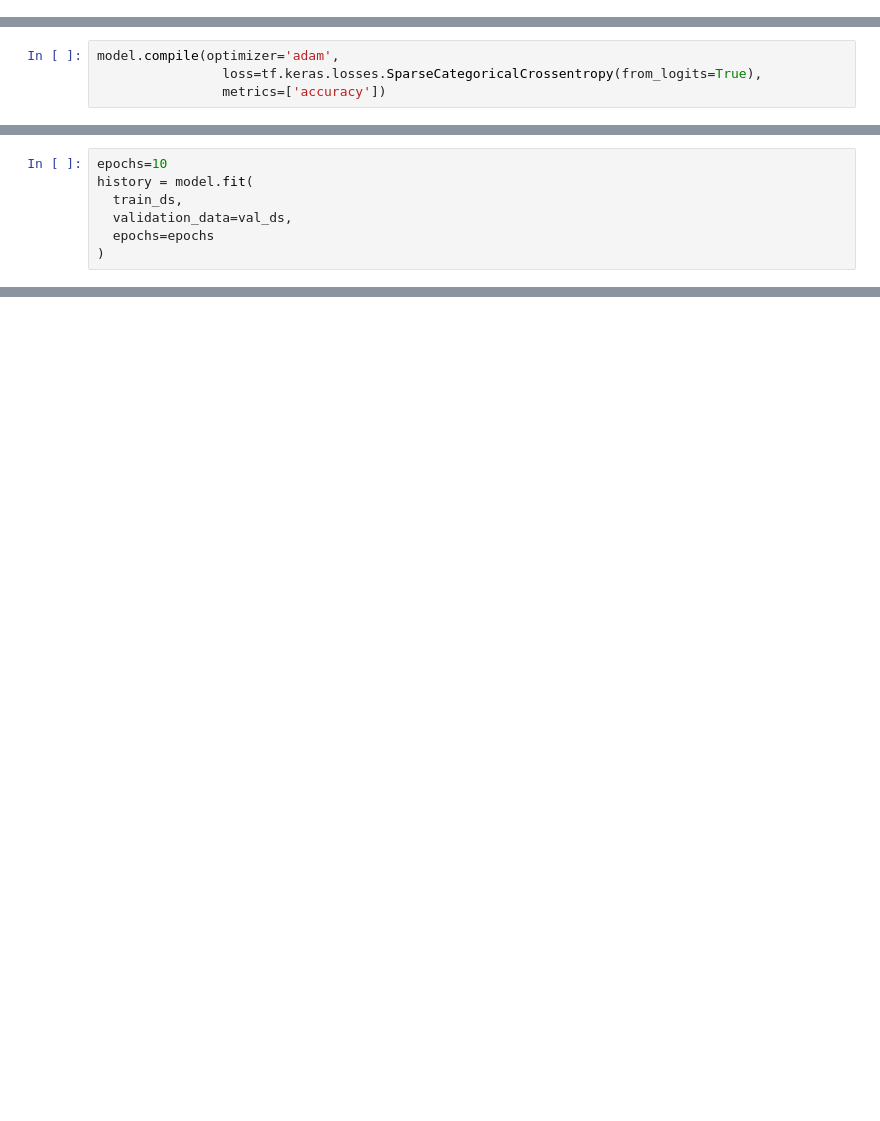
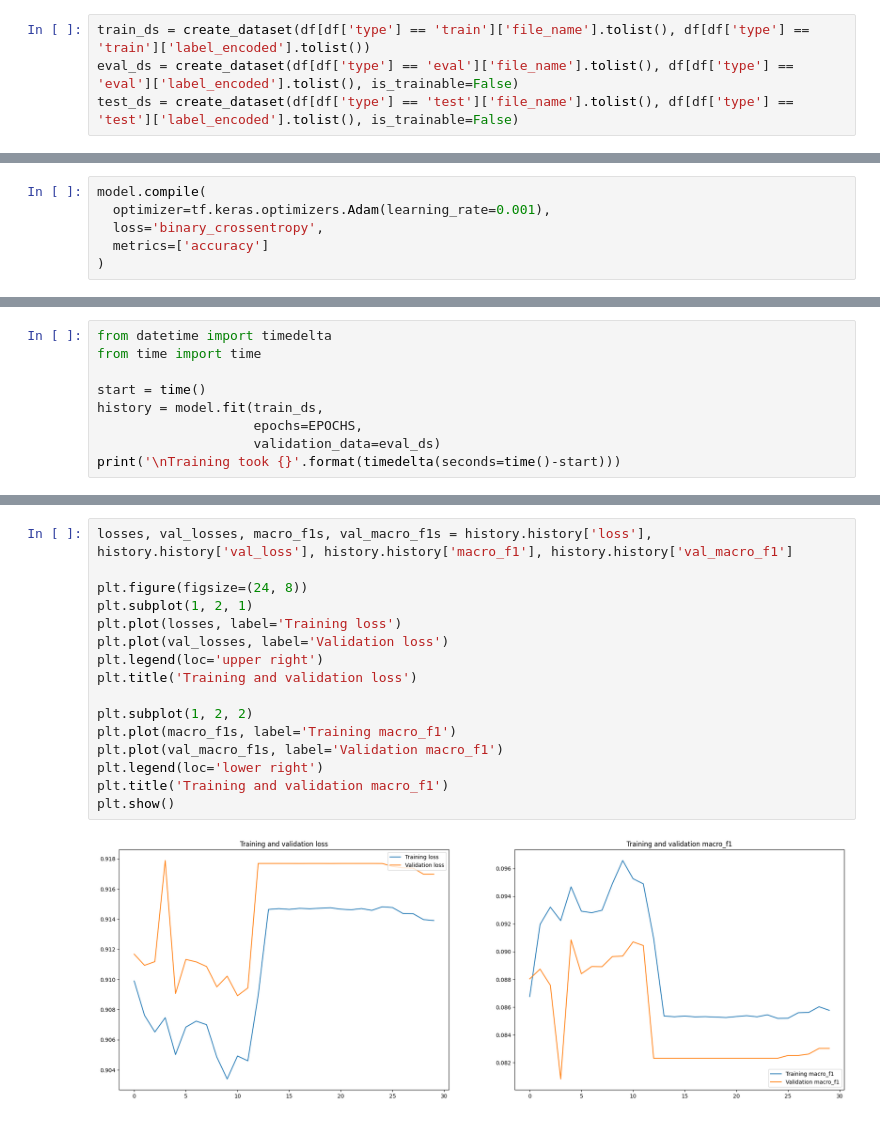
Before and after one commit to Blyzi/DataCamp, a Jupyter notebook: nul.ipynb, the cells around one changed output, grey strips where cells are left out. Cells and saved outputs as stored; diff of their text form; blank space fills up the shorter version.

Commit message:
nul model pas si nul

```diff
--- a/nul.ipynb
+++ b/nul.ipynb
@@ -73,0 +156,4 @@ val_ds = val_ds.prefetch(buffer_size=AUTOTUNE)
+# %%
+train_ds = create_dataset(df[df['type'] == 'train']['file_name'].tolist(), df[df['type'] == 'train']['label_encoded'].tolist())
+eval_ds = create_dataset(df[df['type'] == 'eval']['file_name'].tolist(), df[df['type'] == 'eval']['label_encoded'].tolist(), is_trainable=False)
+test_ds = create_dataset(df[df['type'] == 'test']['file_name'].tolist(), df[df['type'] == 'test']['label_encoded'].tolist(), is_trainable=False)
@@ -87,7 +253,9 @@ model = Sequential([
 # %%
-model.compile(optimizer='adam',
-                loss=tf.keras.losses.SparseCategoricalCrossentropy(from_logits=True),
-                metrics=['accuracy'])
+model.compile(
+  optimizer=tf.keras.optimizers.Adam(learning_rate=0.001),
+  loss='binary_crossentropy',
+  metrics=['accuracy']
+)
 # %%
 model.summary()
 # %% [output]
@@ -109,9 +277,2 @@ Trainable params: 3,988,898
 Non-trainable params: 0
 _________________________________________________________________
-# %%
-epochs=10
-history = model.fit(
-  train_ds,
-  validation_data=val_ds,
-  epochs=epochs
-)
@@ -178,0 +279,9 @@ INFO:tensorflow:Assets written to: model.nul/assets
+# %%
+from datetime import timedelta
+from time import time
+
+start = time()
+history = model.fit(train_ds,
+                    epochs=EPOCHS,
+                    validation_data=eval_ds)
+print('\nTraining took {}'.format(timedelta(seconds=time()-start)))
@@ -178,0 +298,18 @@ INFO:tensorflow:Assets written to: model.nul/assets
+# %%
+losses, val_losses, macro_f1s, val_macro_f1s = history.history['loss'], history.history['val_loss'], history.history['macro_f1'], history.history['val_macro_f1']
+
+plt.figure(figsize=(24, 8))
+plt.subplot(1, 2, 1)
+plt.plot(losses, label='Training loss')
+plt.plot(val_losses, label='Validation loss')
+plt.legend(loc='upper right')
+plt.title('Training and validation loss')
+
+plt.subplot(1, 2, 2)
+plt.plot(macro_f1s, label='Training macro_f1')
+plt.plot(val_macro_f1s, label='Validation macro_f1')
+plt.legend(loc='lower right')
+plt.title('Training and validation macro_f1')
+plt.show()
+# %% [output]
+[figure, added]
```
Also changed, not shown: parts of 27 cells of this notebook, 8 other files.
